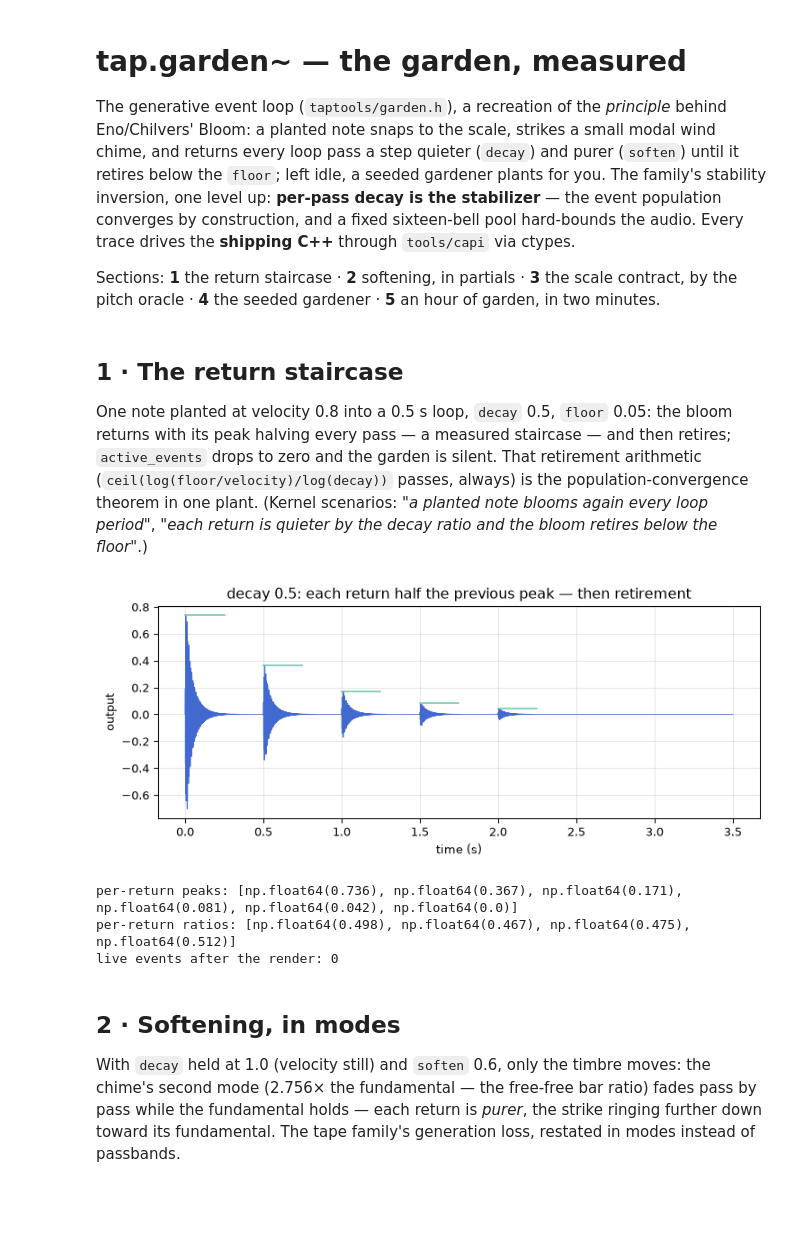
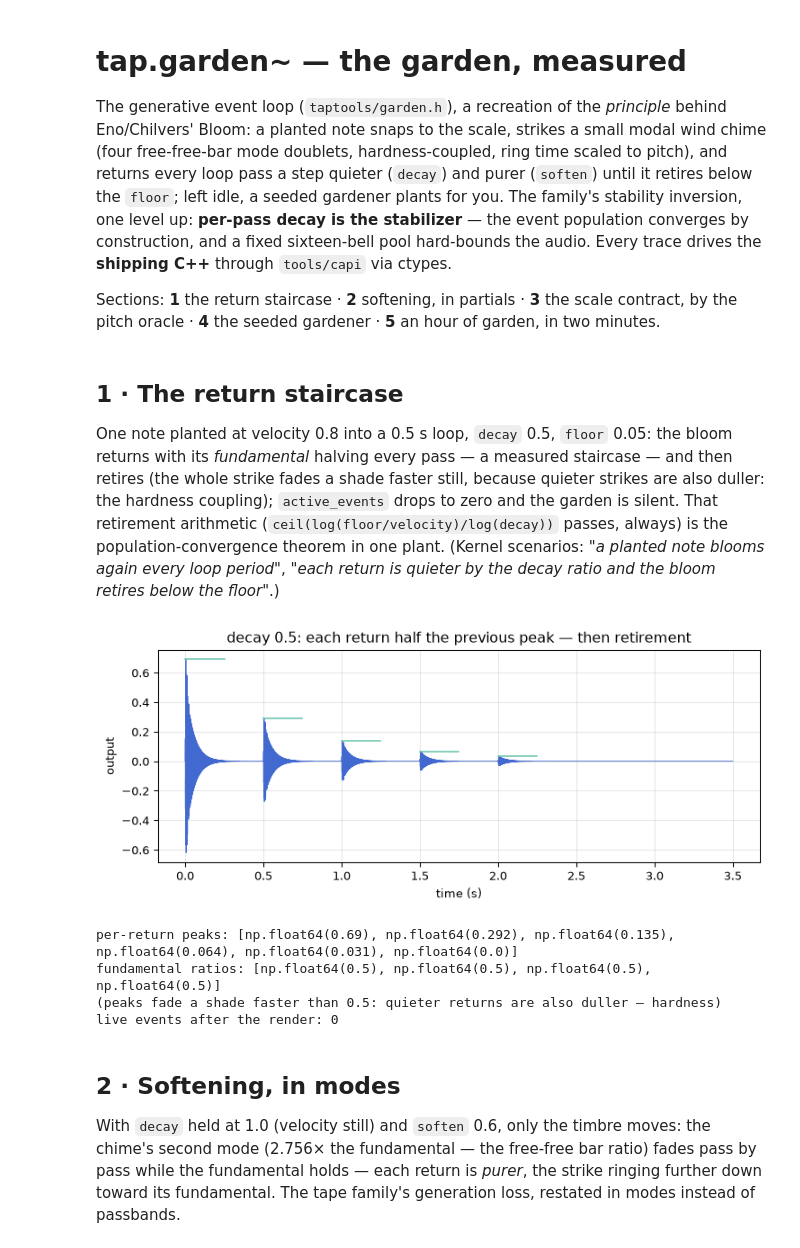
Before and after one commit to tap/TapTools, a Jupyter notebook: notebooks/garden.ipynb, the cells around one changed output. Drawn from its saved outputs; the diff is of its cells as text; code cells hidden in the pictures; blank space fills up the shorter version.

```diff
--- a/notebooks/garden.ipynb
+++ b/notebooks/garden.ipynb
@@ -2,7 +2,8 @@
 # tap.garden~ — the garden, measured
 
 The generative event loop (`taptools/garden.h`), a recreation of the *principle* behind
-Eno/Chilvers' Bloom: a planted note snaps to the scale, strikes a small modal wind chime,
+Eno/Chilvers' Bloom: a planted note snaps to the scale, strikes a small modal wind chime
+(four free-free-bar mode doublets, hardness-coupled, ring time scaled to pitch),
 and returns every loop pass a step quieter (`decay`) and purer (`soften`) until it retires
 below the `floor`; left idle, a seeded gardener plants for you. The family's stability
 inversion, one level up: **per-pass decay is the stabilizer** — the event population
@@ -32,7 +33,9 @@ def tone(x, f):
 ## 1 · The return staircase
 
 One note planted at velocity 0.8 into a 0.5 s loop, `decay` 0.5, `floor` 0.05: the bloom
-returns with its peak halving every pass — a measured staircase — and then retires;
+returns with its *fundamental* halving every pass — a measured staircase — and then
+retires (the whole strike fades a shade faster still, because quieter strikes are also
+duller: the hardness coupling);
 `active_events` drops to zero and the garden is silent. That retirement arithmetic
 (`ceil(log(floor/velocity)/log(decay))` passes, always) is the population-convergence
 theorem in one plant. (Kernel scenarios: *"a planted note blooms again every loop period"*,
@@ -40,27 +43,30 @@ theorem in one plant. (Kernel scenarios: *"a planted note blooms again every loo
 # %%
 g = tap.Garden(sr, smooth_ms=0, idle_seconds=0, loop_seconds=0.5,
                decay=0.5, floor=0.05, bell=(0.002, 0.05, 1.0), scale=0)
 g.note(69, 0.8)
 y = g.process(int(3.5 * sr))
 
 t = np.arange(y.size) / sr
 fig, ax = plt.subplots()
 ax.plot(t, y, color=C[0], lw=0.6)
 marks = [np.abs(y[int(k * 0.5 * sr) : int((k + 1) * 0.5 * sr)]).max() for k in range(5)]
 for k, v in enumerate(marks):
     ax.plot([k * 0.5, k * 0.5 + 0.25], [v, v], color=C[3], lw=1.2)
 ax.set_xlabel("time (s)"); ax.set_ylabel("output")
 ax.set_title("decay 0.5: each return half the previous peak — then retirement")
 plt.show()
 
 peaks = [np.abs(y[int(k * 0.5 * sr) : int((k + 1) * 0.5 * sr)]).max() for k in range(6)]
+fund = [tone(y[int(k * 0.5 * sr) : int((k + 1) * 0.5 * sr)], 440.0) for k in range(5)]
 print("per-return peaks:", [round(p, 3) for p in peaks])
-print("per-return ratios:", [round(peaks[k + 1] / peaks[k], 3) for k in range(4)])
+print("fundamental ratios:", [round(fund[k + 1] / fund[k], 3) for k in range(4)])
+print("(peaks fade a shade faster than 0.5: quieter returns are also duller — hardness)")
 print("live events after the render:", g.active_events)
 # %% [output]
-[figure, old version]
+[figure, new version]
-per-return peaks: [np.float64(0.736), np.float64(0.367), np.float64(0.171), np.float64(0.081), np.float64(0.042), np.float64(0.0)]
-per-return ratios: [np.float64(0.498), np.float64(0.467), np.float64(0.475), np.float64(0.512)]
+per-return peaks: [np.float64(0.69), np.float64(0.292), np.float64(0.135), np.float64(0.064), np.float64(0.031), np.float64(0.0)]
+fundamental ratios: [np.float64(0.5), np.float64(0.5), np.float64(0.5), np.float64(0.5)]
+(peaks fade a shade faster than 0.5: quieter returns are also duller — hardness)
 live events after the render: 0
 # %% [markdown]
 ## 2 · Softening, in modes
```
Also changed, not shown: parts of 4 cells of this notebook, 12 other files.
